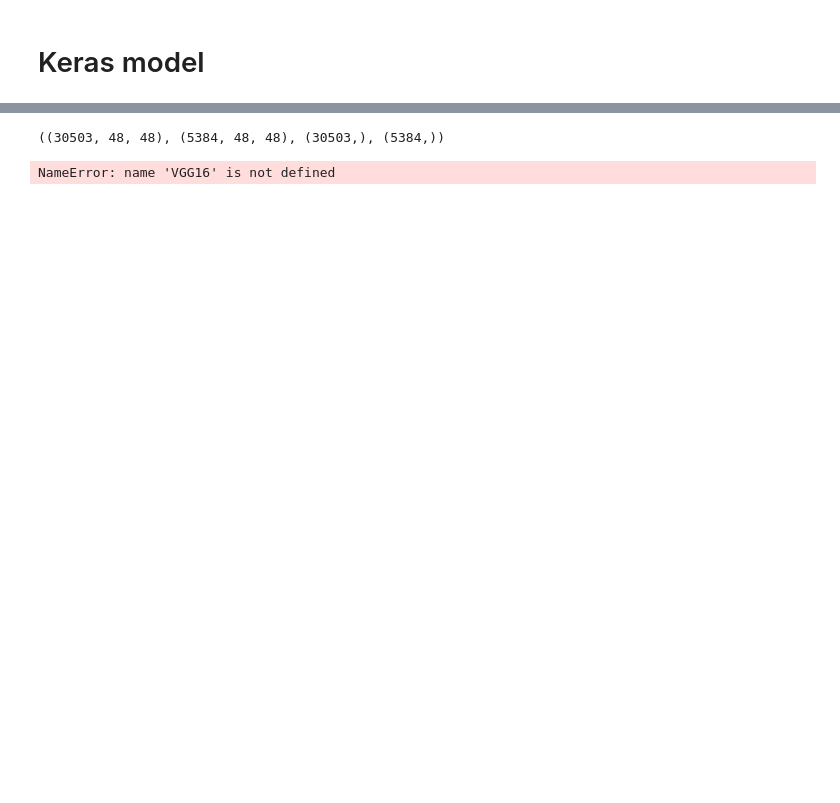
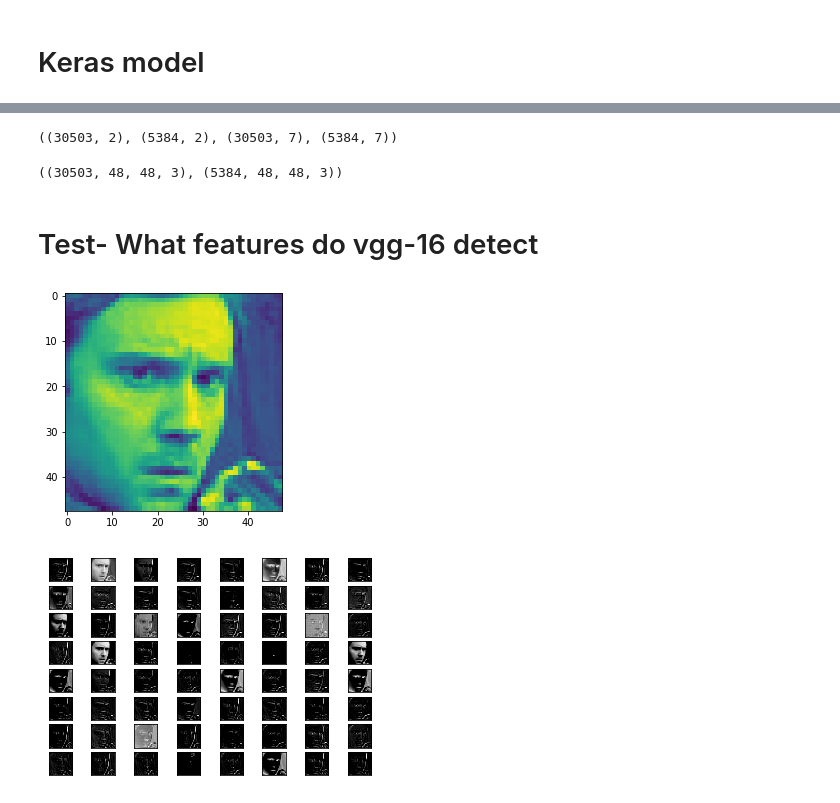
Before and after one commit to chitwankaudan/videoemotion, a Jupyter notebook: Keras model.ipynb, the cells around one changed output, grey strips where cells are left out. Cells and saved outputs as stored; diff of their text form; code cells hidden in the pictures; blank space fills up the shorter version.

Commit message:
10/29 update with vgg-16 feature extraaction and work-in-progress keras model

```diff
--- a/Keras model.ipynb
+++ b/Keras model.ipynb
@@ -13,6 +13,8 @@ import numpy as np
 import cv2
 import os
 import glob
+# %%
+emotions_lookup = {0 : "angry", 1 : "disgust", 2 : "fear", 3 : "happy", 4 : "sad", 5 : "surprise", 6 : "neutral"}
 # %%
 def csv_to_files(csv, dataset_name):
     emotions_lookup = {0 : "angry", 1 : "disgust", 2 : "fear", 3 : "happy", 4 : "sad", 5 : "surprise", 6 : "neutral"}
@@ -64,0 +41,18 @@ len(anger)
+# %%
+data_size = {}
+path_df = pd.DataFrame(columns = ["folder_name","image_name","emotion","label"])
+for i in range(7):
+    emotion = emotions_lookup[i]
+    # Select all file paths of images tagged with emotion i
+    emotionFiles = glob.glob(f"./{emotion}/*.jpg")
+    # Populate data_size file to understand sample size
+    data_size[emotion] = len(emotionFiles)
+    # Append data paths to df
+    folder_name = [file[0:(file.rfind("/")+1)] for file in emotionFiles]
+    image_name = [str(file.split("/")[-1]) for file in emotionFiles]
+    emotion_array = [[emotion]*len(emotionFiles)][0]
+    label = [i]*len(emotionFiles)
+    d = {"folder_name":folder_name, "image_name":image_name, "emotion":emotion_array, "label":label}
+    temp_emotion_df = pd.DataFrame(data = d)
+    path_df= path_df.append(temp_emotion_df, ignore_index = True)
+data_size
@@ -74,9 +92,6 @@ Using TensorFlow backend.
 # %%
-x_train, x_test, y_train, y_test = train_test_split(faces, emotions, train_size = 0.85)
+# Split data into training set and test set (85% training, 15% test)
+x_train, x_test, y_train, y_test = train_test_split(path_df[["folder_name","image_name"]], emotions, train_size = 0.85, random_state = 42)
 x_train.shape, x_test.shape, y_train.shape, y_test.shape
 # %% [output]
-((30503, 48, 48), (5384, 48, 48), (30503,), (5384,))
+((30503, 2), (5384, 2), (30503, 7), (5384, 7))
-# %%
-model = VGG16(weights="imagenet", include_top = False)
-# %% [output]
-NameError: name 'VGG16' is not defined
@@ -82,0 +114,4 @@ NameError: name 'VGG16' is not defined
+# %%
+x_train_images.shape, x_test_images.shape
+# %% [output]
+((30503, 48, 48, 3), (5384, 48, 48, 3))
@@ -82,0 +140,41 @@ NameError: name 'VGG16' is not defined
+# %% [markdown]
+# Test- What features do vgg-16 detect
+# %%
+from keras.applications import vgg16
+from keras.applications.vgg16 import preprocess_input
+from keras.models import Model
+from keras import Input
+import matplotlib.pyplot as plt
+
+# display source photo
+photo = plt.imread('angry_fer0.jpg')
+plt.imshow(photo)
+plt.show()
+
+model = vgg16.VGG16(weights='imagenet', include_top=False)
+model = Model(inputs=model.inputs, outputs=model.layers[1].output)
+
+img_path = 'angry_fer0.jpg'
+img = image.load_img(img_path, target_size=(224, 224))
+x = np.array(img)
+x = np.expand_dims(x, axis=0)
+x = preprocess_input(x) # scale image pixels
+feature_maps = model.predict(x)
+
+# show features detected in first layer
+square = 8
+ix = 1
+for i in range(square):
+    for i in range(square):
+        # specify subplot and turn of axis
+        ax = plt.subplot(square, square, ix)
+        ax.set_xticks([])
+        ax.set_yticks([])
+        # plot filter channel in grayscale
+        plt.imshow(feature_maps[0, :, :, ix-1], cmap='gray')
+        ix += 1
+# show the figure
+plt.show()
+# %% [output]
+[figure, added]
+[figure, added]
```
Also changed, not shown: parts of 33 cells of this notebook.
